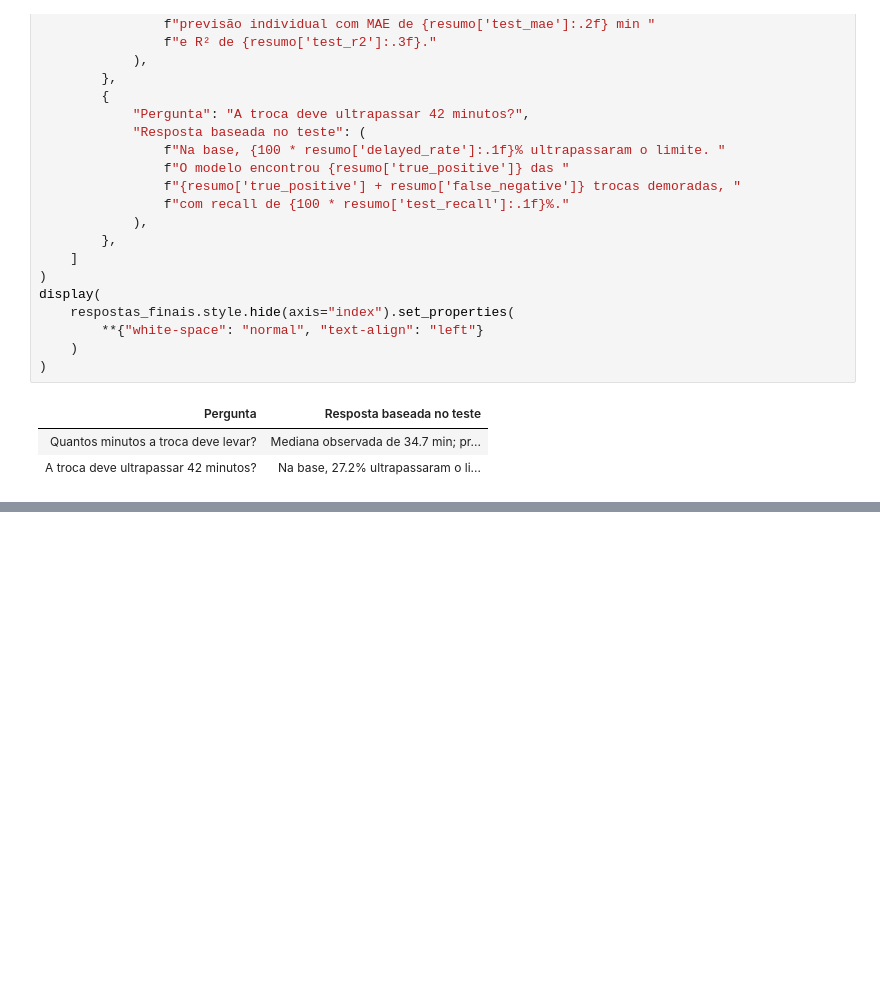
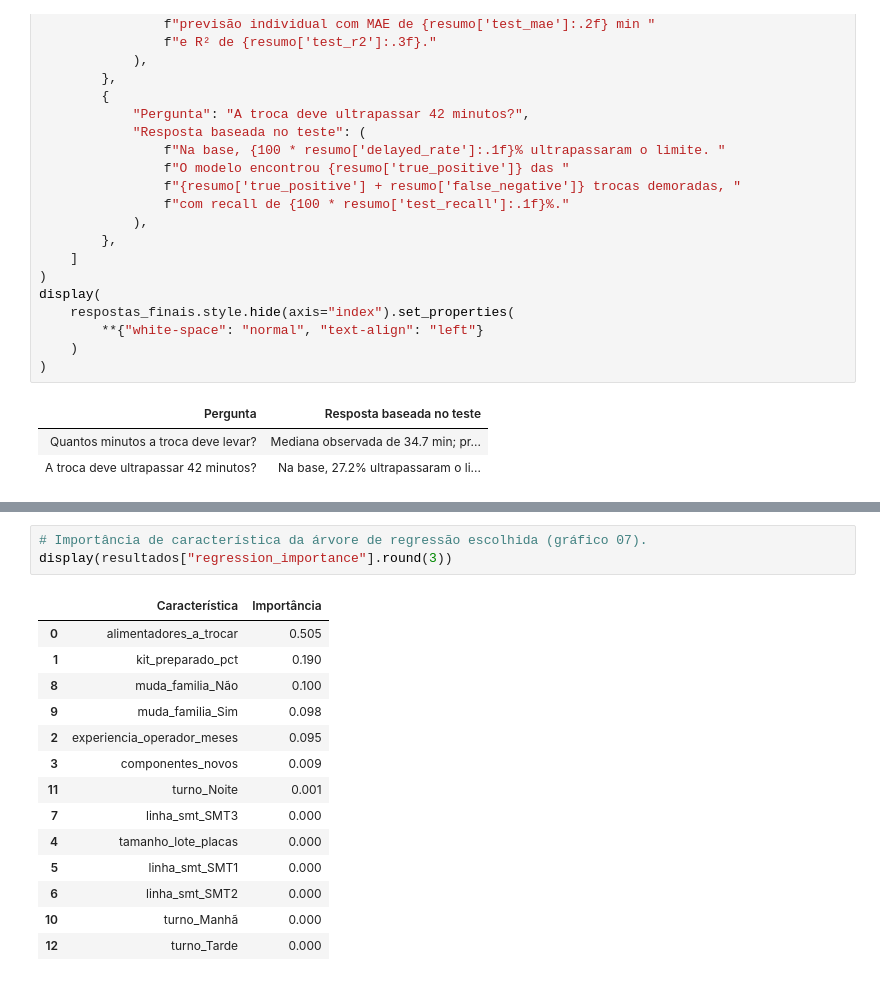
Before and after one commit to JulianaBallin/SMT-Changeover-Prediction, a Jupyter notebook: smt_changeover_prediction.ipynb, the cells around one changed output, grey strips where cells are left out. Saved outputs shown, nothing was run; the diff lists cells and outputs as text; blank space fills up the shorter version.

```diff
--- a/smt_changeover_prediction.ipynb
+++ b/smt_changeover_prediction.ipynb
@@ -448,0 +527,18 @@ display(
+# %%
+# Importância de característica da árvore de regressão escolhida (gráfico 07).
+display(resultados["regression_importance"].round(3))
+# %% [output]
+|  | Característica | Importância |
+| 0 | alimentadores_a_trocar | 0.505 |
+| 1 | kit_preparado_pct | 0.190 |
+| 8 | muda_familia_Não | 0.100 |
+| 9 | muda_familia_Sim | 0.098 |
+| 2 | experiencia_operador_meses | 0.095 |
+| 3 | componentes_novos | 0.009 |
+| 11 | turno_Noite | 0.001 |
+| 7 | linha_smt_SMT3 | 0.000 |
+| 4 | tamanho_lote_placas | 0.000 |
+| 5 | linha_smt_SMT1 | 0.000 |
+| 6 | linha_smt_SMT2 | 0.000 |
+| 10 | turno_Manhã | 0.000 |
+| 12 | turno_Tarde | 0.000 |
```
Also changed, not shown: parts of 11 cells of this notebook, 1 other file.
